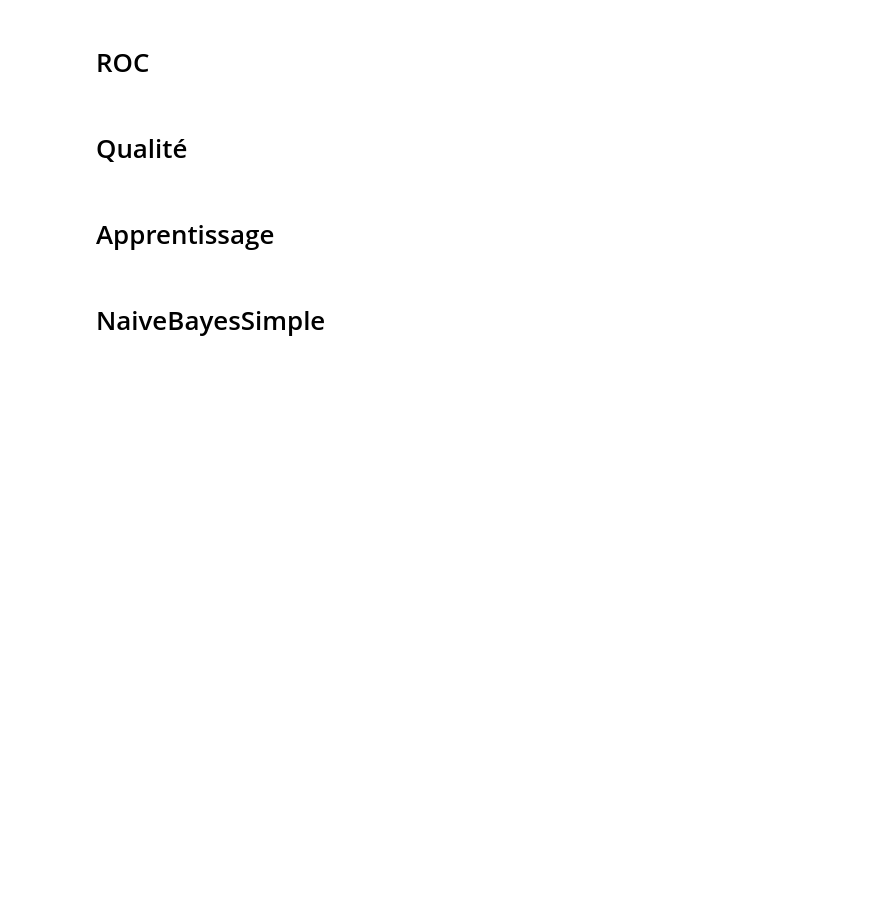
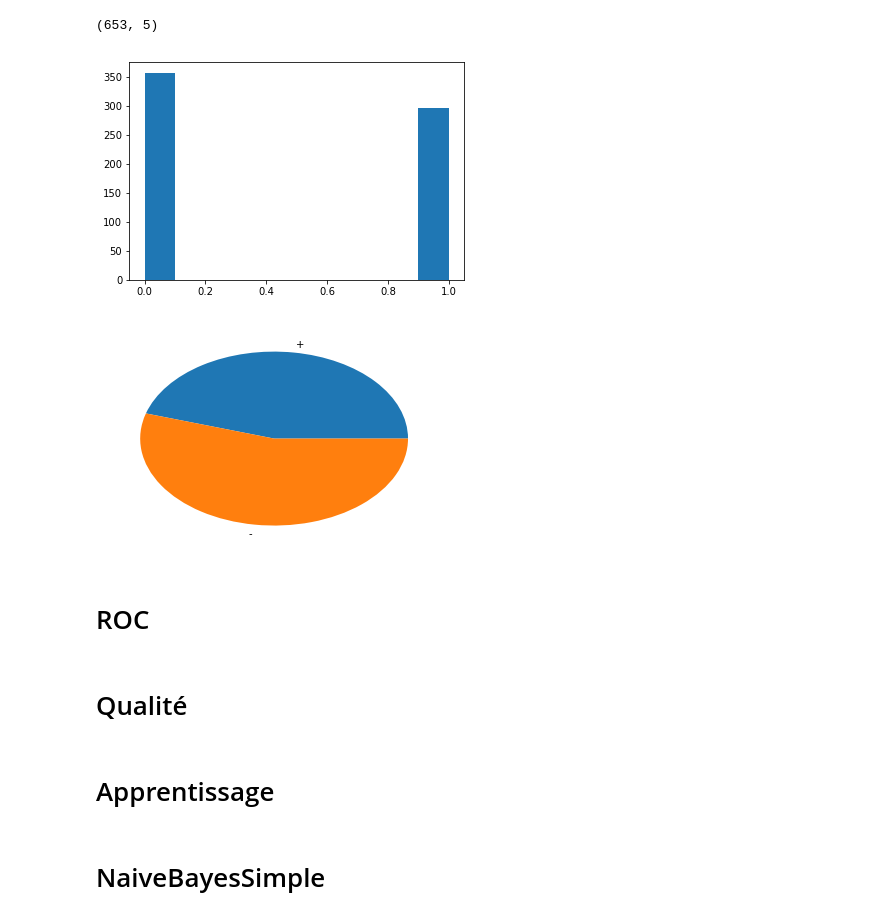
Before and after one commit to ppmdatix/TP_ML_aussem, a Jupyter notebook: Credit.ipynb, the cells around one changed output. Saved outputs shown, nothing was run; the diff lists cells and outputs as text; code cells hidden in the pictures; blank space fills up the shorter version.

```diff
--- a/Credit.ipynb
+++ b/Credit.ipynb
@@ -66,6 +66,21 @@ X_train, X_test, y_train, y_test = train_test_split(sous_ensemble,
                                                     cible,
                                                     test_size=0.2,
                                                     random_state=42)
+# %%
+sous_ensemble.shape
+# %% [output]
+(653, 5)
+# %%
+plt.hist(cible)
+plt.show()
+
+plt.close()
+labels = ['+', '-']
+plt.pie([sum(cible), (len(cible)- sum(cible))], labels=labels)
+plt.show()
+# %% [output]
+[figure, added]
+[figure, added]
 # %% [markdown]
 # ROC
 # %%
```
Also changed, not shown: parts of 19 cells of this notebook, 1 other file.
